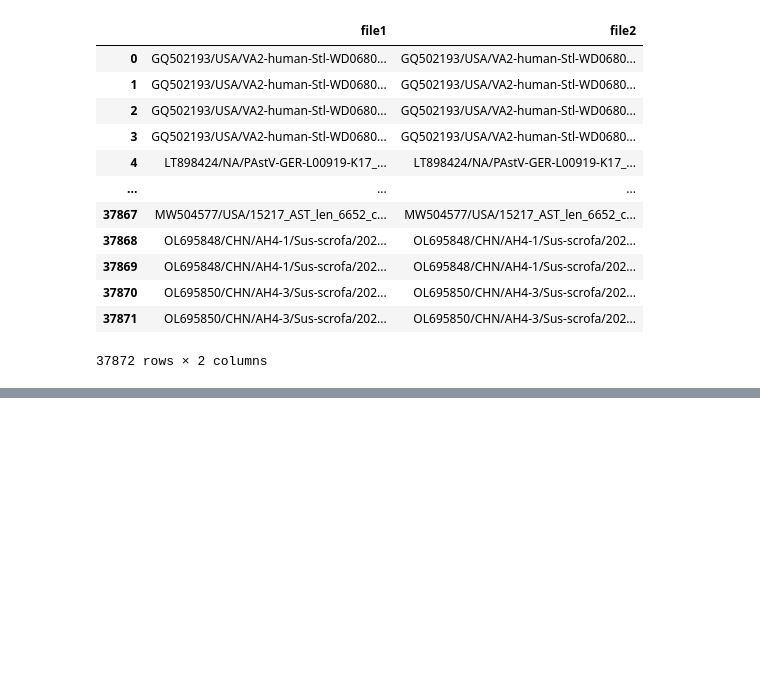
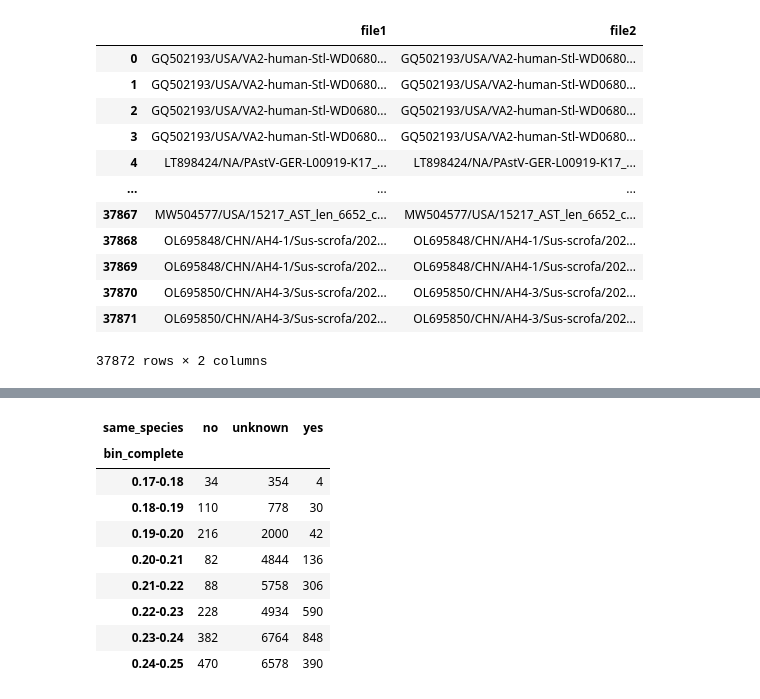
Before and after one commit to Finkonn/picorna-virome, a Jupyter notebook: miniproj/astroviridae/analyze_pairwise_distance_in_orf1b_and_pcr.ipynb, the cells around one changed output, grey strips where cells are left out. Saved outputs shown, nothing was run; the diff lists cells and outputs as text; code cells hidden in the pictures; blank space fills up the shorter version.

```diff
--- a/miniproj/astroviridae/analyze_pairwise_distance_in_orf1b_and_pcr.ipynb
+++ b/miniproj/astroviridae/analyze_pairwise_distance_in_orf1b_and_pcr.ipynb
@@ -283,0 +262,26 @@ out
+# %%
+BIN_EDGES = np.arange(0.17, 0.2501, 0.01)  # 0.17, 0.18, ..., 0.25
+BIN_LABELS = [f"{BIN_EDGES[i]:.2f}-{BIN_EDGES[i+1]:.2f}" for i in range(len(BIN_EDGES)-1)]
+
+df["bin_complete"] = pd.cut(
+    df["nt_complete"],
+    bins=BIN_EDGES,
+    labels=BIN_LABELS,
+    include_lowest=True,
+    right=False,
+)
+
+# сколько пар в каждом бине и сколько из них в каждом классе
+summary = df.groupby(["bin_complete", "same_species"], observed=False).size().unstack(fill_value=0)
+summary
+# %% [output]
+| same_species | no | unknown | yes |
+| bin_complete |  |  |  |
+| 0.17-0.18 | 34 | 354 | 4 |
+| 0.18-0.19 | 110 | 778 | 30 |
+| 0.19-0.20 | 216 | 2000 | 42 |
+| 0.20-0.21 | 82 | 4844 | 136 |
+| 0.21-0.22 | 88 | 5758 | 306 |
+| 0.22-0.23 | 228 | 4934 | 590 |
+| 0.23-0.24 | 382 | 6764 | 848 |
+| 0.24-0.25 | 470 | 6578 | 390 |
```
Also changed, not shown: parts of 9 cells of this notebook.
